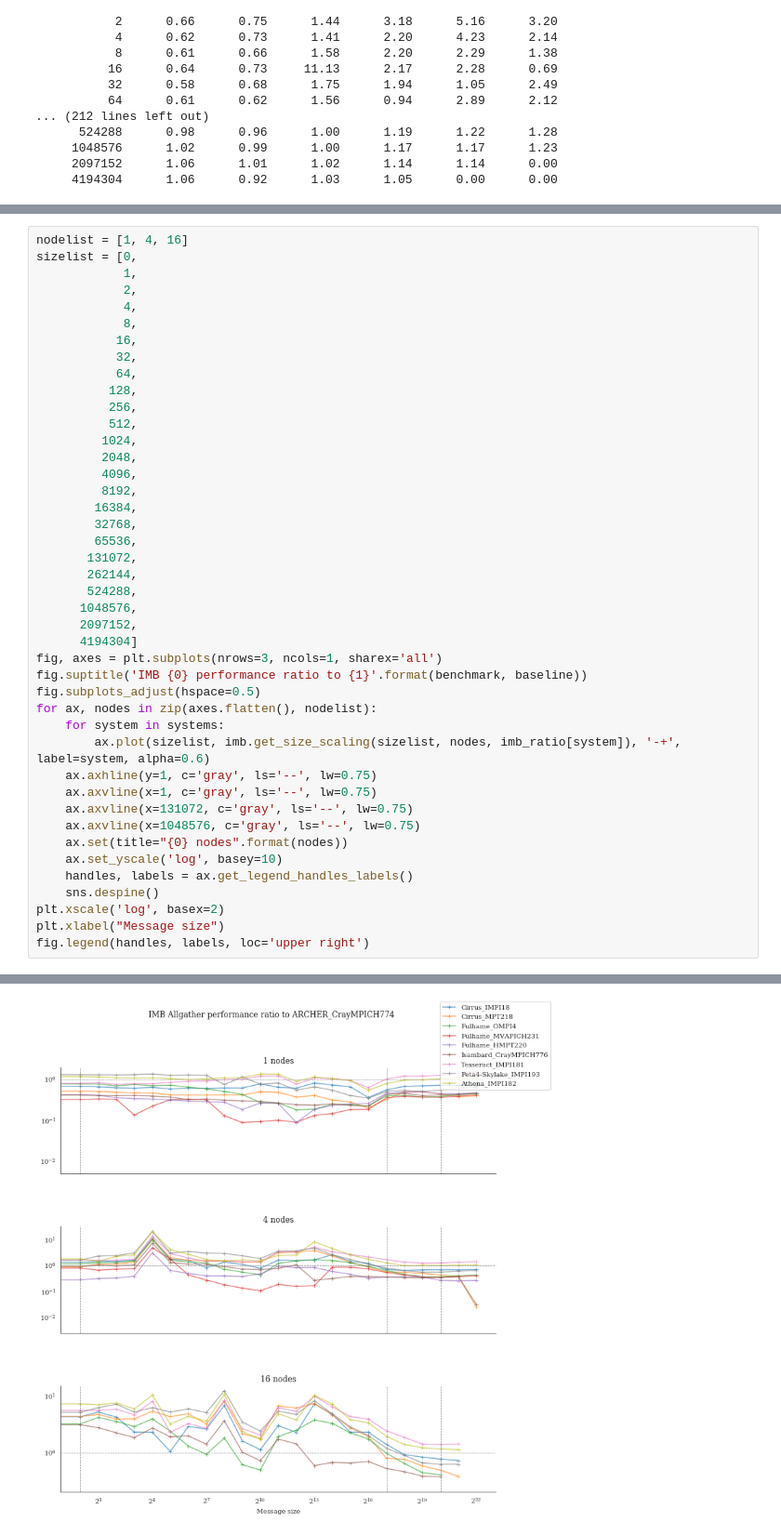
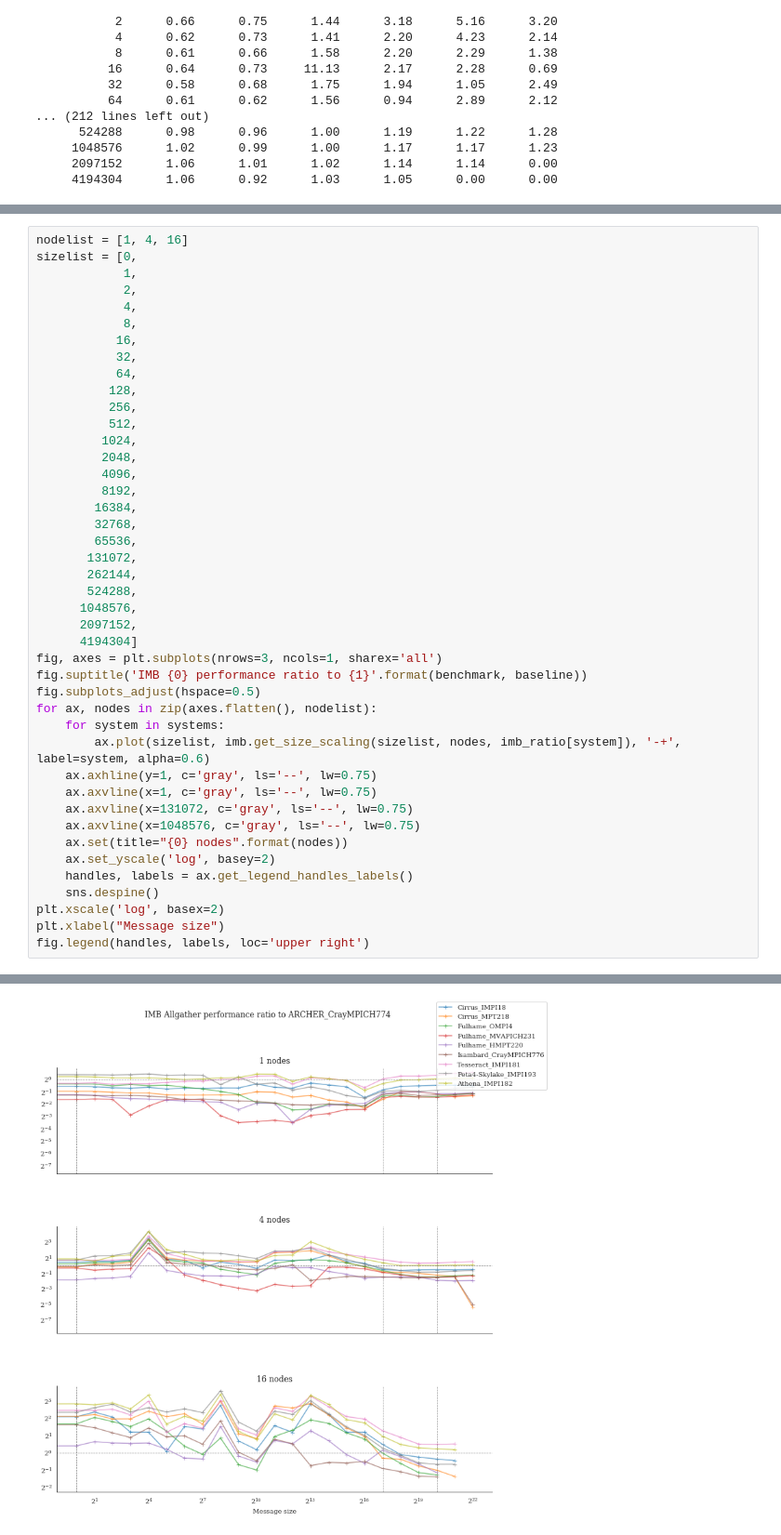
Before and after one commit to hpc-uk/archer-benchmarks, a Jupyter notebook: synth/IMB/analysis/IMB_Allgather_compare.ipynb, the cells around one changed output, grey strips where cells are left out. Shown at 93% size. Cells and saved outputs as stored; diff of their text form.

```diff
--- a/synth/IMB/analysis/IMB_Allgather_compare.ipynb
+++ b/synth/IMB/analysis/IMB_Allgather_compare.ipynb
@@ -187,32 +187,32 @@ sizelist = [0,
          2048,
          4096,
          8192,
         16384,
         32768,
         65536,
        131072,
        262144,
        524288,
       1048576,
       2097152,
       4194304]
 fig, axes = plt.subplots(nrows=3, ncols=1, sharex='all')
 fig.suptitle('IMB {0} performance ratio to {1}'.format(benchmark, baseline))
 fig.subplots_adjust(hspace=0.5)
 for ax, nodes in zip(axes.flatten(), nodelist):
     for system in systems:
         ax.plot(sizelist, imb.get_size_scaling(sizelist, nodes, imb_ratio[system]), '-+', label=system, alpha=0.6)
     ax.axhline(y=1, c='gray', ls='--', lw=0.75)
     ax.axvline(x=1, c='gray', ls='--', lw=0.75)
     ax.axvline(x=131072, c='gray', ls='--', lw=0.75)
     ax.axvline(x=1048576, c='gray', ls='--', lw=0.75)
     ax.set(title="{0} nodes".format(nodes))
-    ax.set_yscale('log', basey=10)
+    ax.set_yscale('log', basey=2)
     handles, labels = ax.get_legend_handles_labels()
     sns.despine()
 plt.xscale('log', basex=2)
 plt.xlabel("Message size")
 fig.legend(handles, labels, loc='upper right')
 # %% [output]
 <matplotlib.legend.Legend at 0x...>
-[figure, old version]
+[figure, new version]
```
Also changed, not shown: parts of 2 cells of this notebook, 5 other files.
